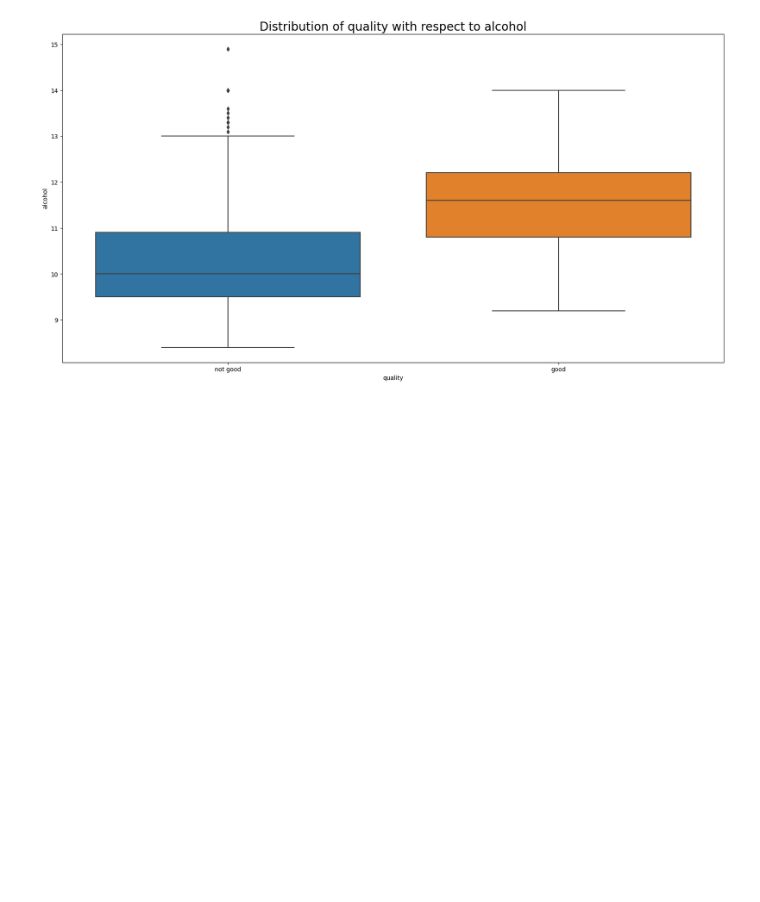
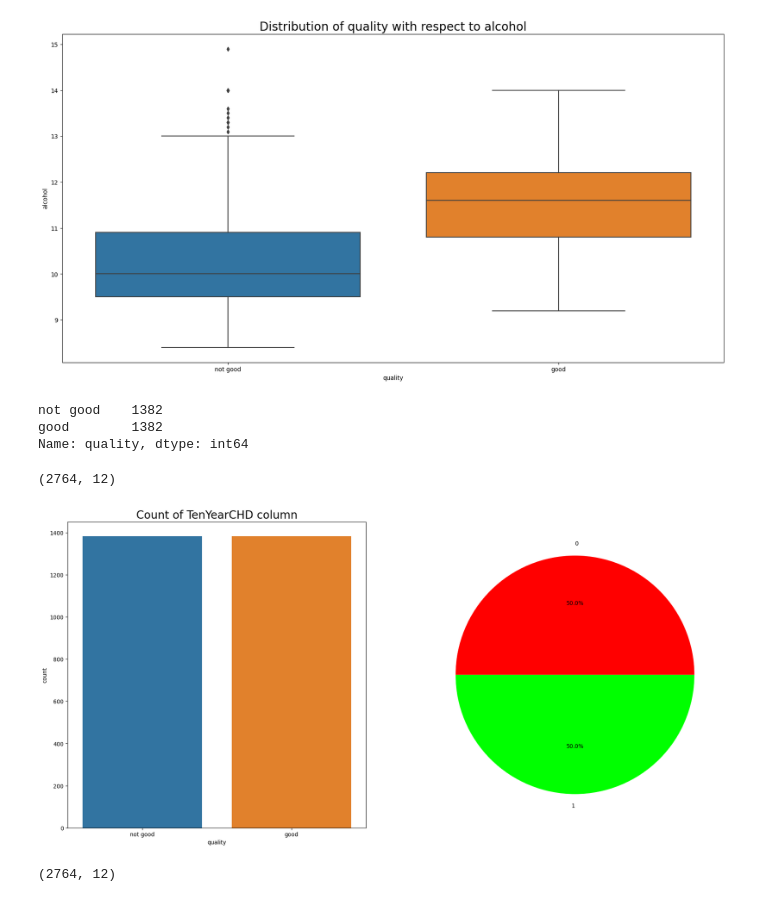
Before and after one commit to goswamiaman172/Internship, a Jupyter notebook: Wine_quality.ipynb, the cells around one changed output. Drawn from its saved outputs; the diff is of its cells as text; code cells hidden in the pictures; blank space fills up the shorter version.

```diff
--- a/Wine_quality.ipynb
+++ b/Wine_quality.ipynb
@@ -384,0 +373,36 @@ plt.yticks(size=12)
+# %%
+target1=Wine_quality[Wine_quality['quality']=='good']
+target0=Wine_quality[Wine_quality['quality']=='not good']
+# %%
+from sklearn.utils import resample
+target1=resample(target1,replace=True,n_samples=len(target0),random_state=40)
+# %%
+target=pd.concat([target0,target1])
+# %%
+target['quality'].value_counts()
+# %% [output]
+not good    1382
+good        1382
+Name: quality, dtype: int64
+# %%
+df=target
+np.shape(df)
+# %% [output]
+(2764, 12)
+# %%
+#Distribution of heart disease cases in the balanced dataset, the outcome variable
+plt.figure(figsize=(12, 10), facecolor='w')
+plt.subplots_adjust(right=1.5)
+plt.subplot(121)
+sns.countplot(x="quality", data=df)
+plt.title("Count of TenYearCHD column", size=20)
+plt.subplot(122)
+labels=[0,1]
+plt.pie(df["quality"].value_counts(),autopct="%1.1f%%",labels=labels,colors=["red","lime"])
+plt.show()
+# %% [output]
+[figure, added]
+# %%
+df.shape
+# %% [output]
+(2764, 12)
```
Also changed, not shown: parts of 18 cells of this notebook.
